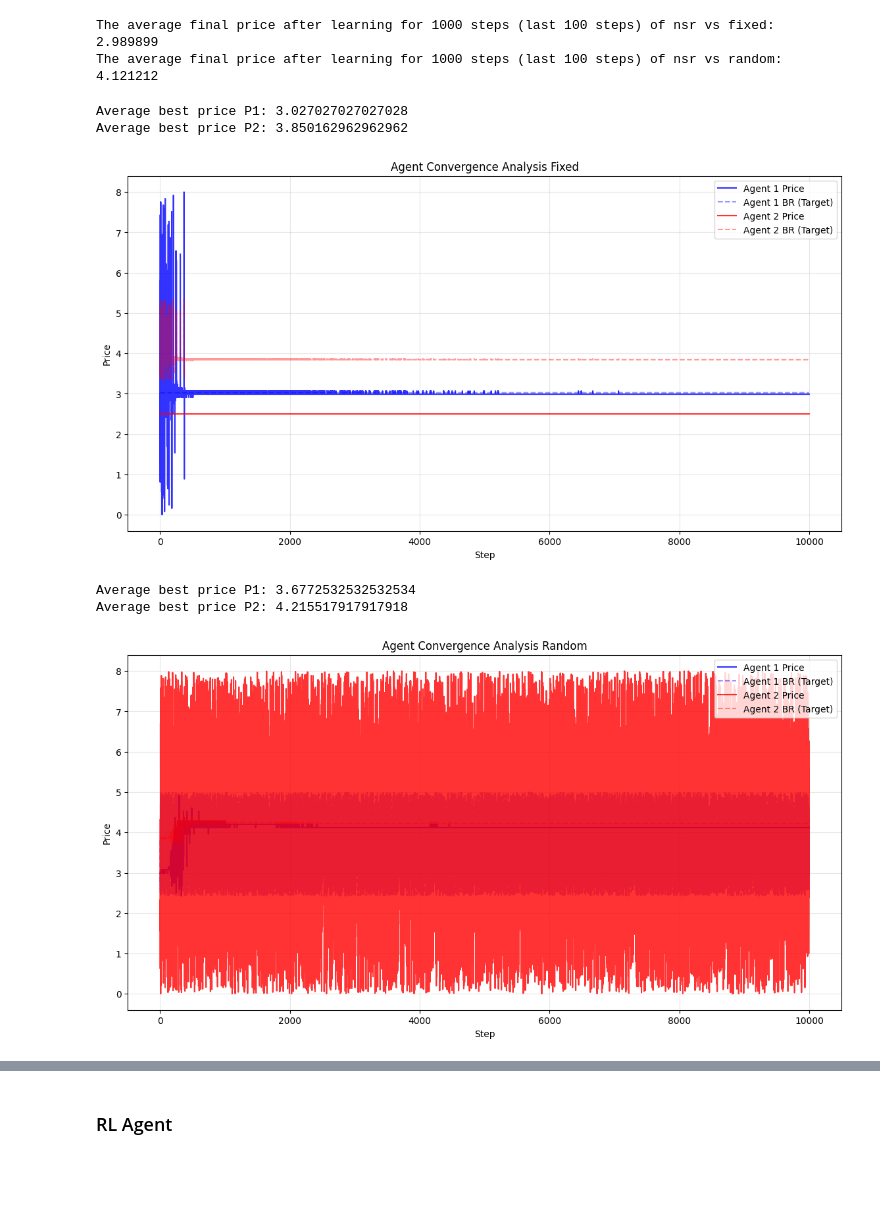
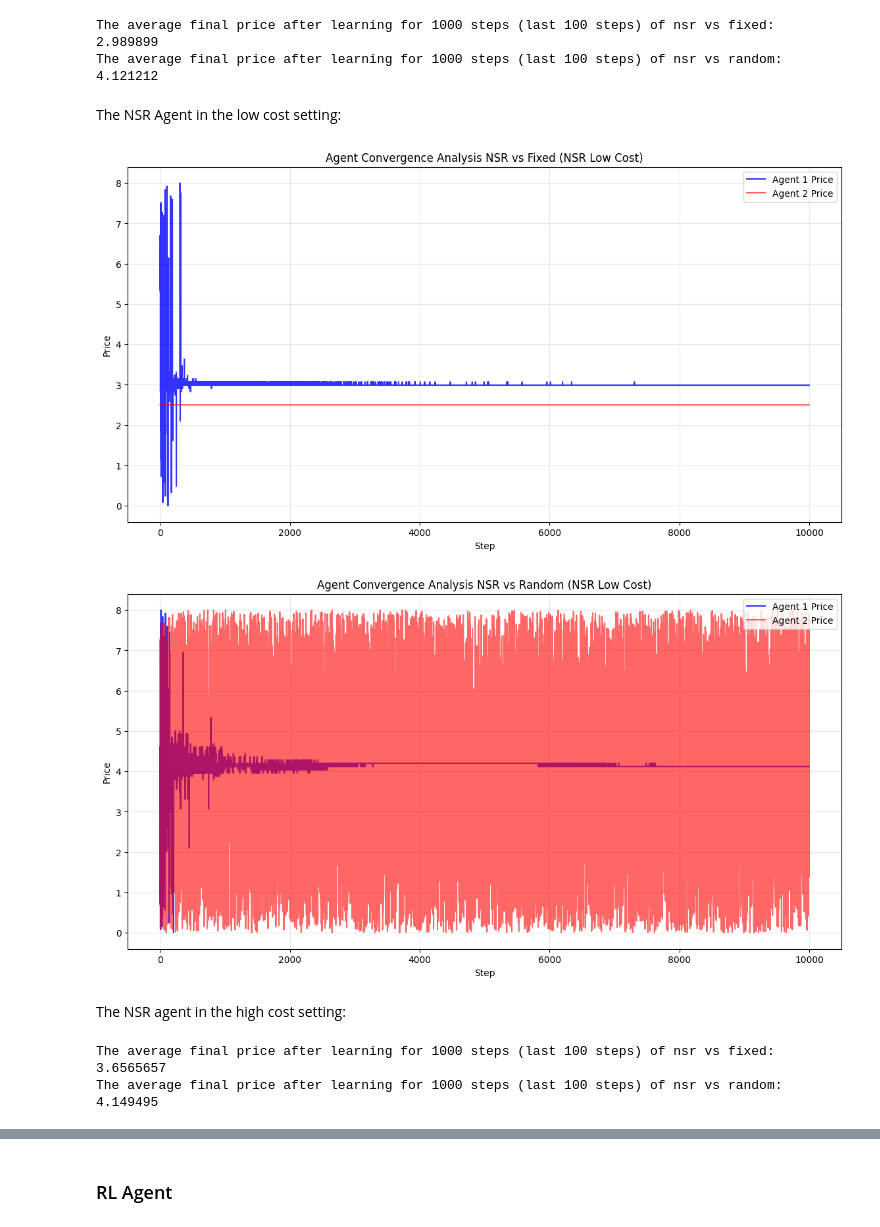
Before and after one commit to alan-w25/cis-6200-final, a Jupyter notebook: market_audit/notebooks/baseline_tests.ipynb, the cells around one changed output, grey strips where cells are left out. Saved outputs shown, nothing was run; the diff lists cells and outputs as text; code cells hidden in the pictures; blank space fills up the shorter version.

```diff
--- a/market_audit/notebooks/baseline_tests.ipynb
+++ b/market_audit/notebooks/baseline_tests.ipynb
@@ -66,6 +66,7 @@ random_agent = RandomAgent(action_space=env.action_space,config=random_config)
 # %% [markdown]
 ### NSR (No Swap Regret)
 # %%
-nsr_fixed_history = run_episode(env, nsr_agent, fixed_agent, label='NSR vs Fixed', train_mode=True)
-nsr_random_history = run_episode(env, nsr_agent, random_agent, label="NSR vs Random", train_mode=True)
+nsr_fixed_history_lc = run_episode(env, nsr_agent, fixed_agent, label='NSR vs Fixed', train_mode=True)
+nsr_agent.reset()
+nsr_random_history_lc = run_episode(env, nsr_agent, random_agent, label="NSR vs Random", train_mode=True)
 # %%
@@ -74,15 +75,15 @@ print("The average final price after learning for 1000 steps (last 100 steps) of
 # %% [output]
 The average final price after learning for 1000 steps (last 100 steps) of nsr vs fixed:  2.989899
 The average final price after learning for 1000 steps (last 100 steps) of nsr vs random:  4.121212
+# %% [markdown]
+The NSR Agent in the low cost setting:
 # %%
-plot_generalized_convergence(nsr_fixed_history, env_config, title_suffix="Fixed")
+plot_generalized_convergence(nsr_fixed_history_lc, env_config, title_suffix="NSR vs Fixed (NSR Low Cost)", plot_br1=False, plot_br2=False)
 # %% [output]
-Average best price P1: 3.027027027027028
-Average best price P2: 3.850162962962962
-[figure, old version]
+[figure, new version]
 # %%
-plot_generalized_convergence(nsr_random_history, env_config, title_suffix="Random")
+plot_generalized_convergence(nsr_random_history_lc, env_config, title_suffix="NSR vs Random (NSR Low Cost)", plot_br1=False, plot_br2=False)
 # %% [output]
-Average best price P1: 3.6772532532532534
-Average best price P2: 4.215517917917918
-[figure, old version]
+[figure, new version]
+# %% [markdown]
+The NSR agent in the high cost setting:
@@ -88,0 +97,6 @@ Average best price P2: 4.215517917917918
+# %%
+print("The average final price after learning for 1000 steps (last 100 steps) of nsr vs fixed: ", np.mean(nsr_fixed_history_hc['p1'][-100:]))
+print("The average final price after learning for 1000 steps (last 100 steps) of nsr vs random: ", np.mean(nsr_random_history_hc['p1'][-100:]))
+# %% [output]
+The average final price after learning for 1000 steps (last 100 steps) of nsr vs fixed:  3.6565657
+The average final price after learning for 1000 steps (last 100 steps) of nsr vs random:  4.149495
```
Also changed, not shown: parts of 21 cells of this notebook, 4 other files.
